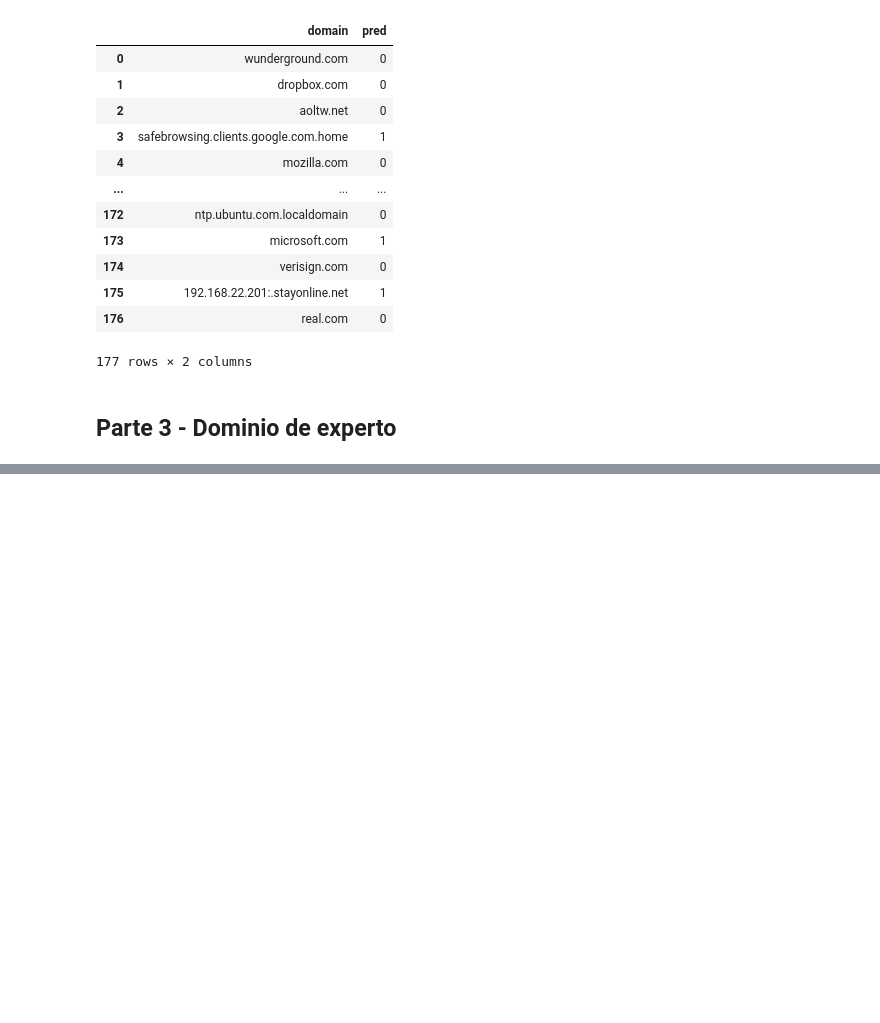
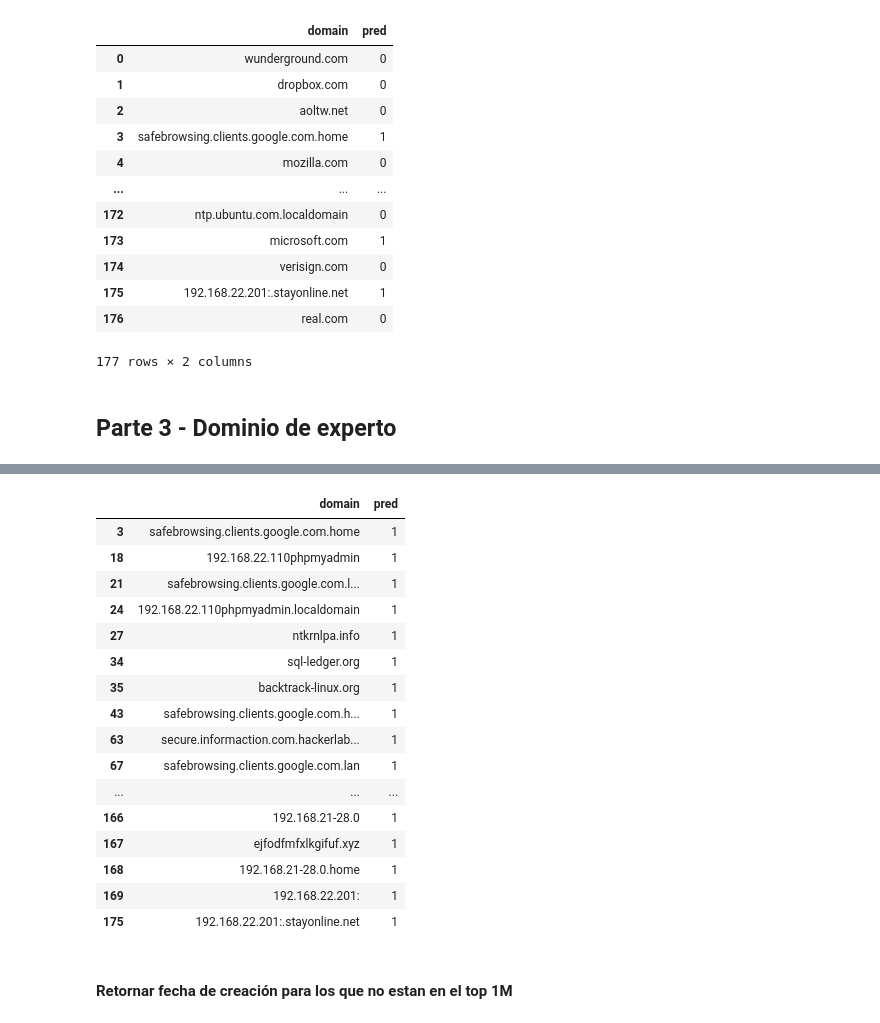
Before and after one commit to DouglasDL28/laboratorio-6-SDS, a Jupyter notebook: laboratorio.ipynb, the cells around one changed output, grey strips where cells are left out. Drawn from its saved outputs; the diff is of its cells as text; code cells hidden in the pictures; blank space fills up the shorter version.

```diff
--- a/laboratorio.ipynb
+++ b/laboratorio.ipynb
@@ -140,0 +184,22 @@ clean_df
+# %%
+not_in_top_million
+# %% [output]
+|  | domain | pred |
+| 3 | safebrowsing.clients.google.com.home | 1 |
+| 18 | 192.168.22.110phpmyadmin | 1 |
+| 21 | safebrowsing.clients.google.com.l... | 1 |
+| 24 | 192.168.22.110phpmyadmin.localdomain | 1 |
+| 27 | ntkrnlpa.info | 1 |
+| 34 | sql-ledger.org | 1 |
+| 35 | backtrack-linux.org | 1 |
+| 43 | safebrowsing.clients.google.com.h... | 1 |
+| 63 | secure.informaction.com.hackerlab... | 1 |
+| 67 | safebrowsing.clients.google.com.lan | 1 |
+| ... | ... | ... |
+| 166 | 192.168.21-28.0 | 1 |
+| 167 | ejfodfmfxlkgifuf.xyz | 1 |
+| 168 | 192.168.21-28.0.home | 1 |
+| 169 | 192.168.22.201: | 1 |
+| 175 | 192.168.22.201:.stayonline.net | 1 |
+# %% [markdown]
+#### Retornar fecha de creación para los que no estan en el top 1M
```
Also changed, not shown: parts of 15 cells of this notebook, 1 other file.
